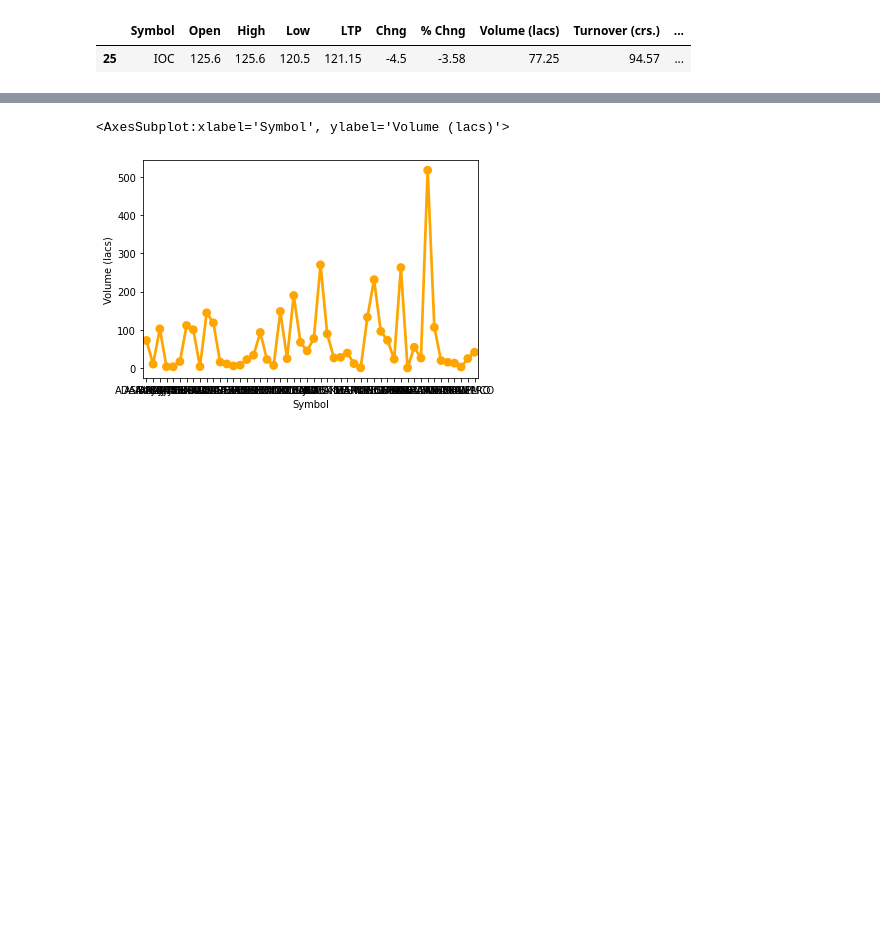
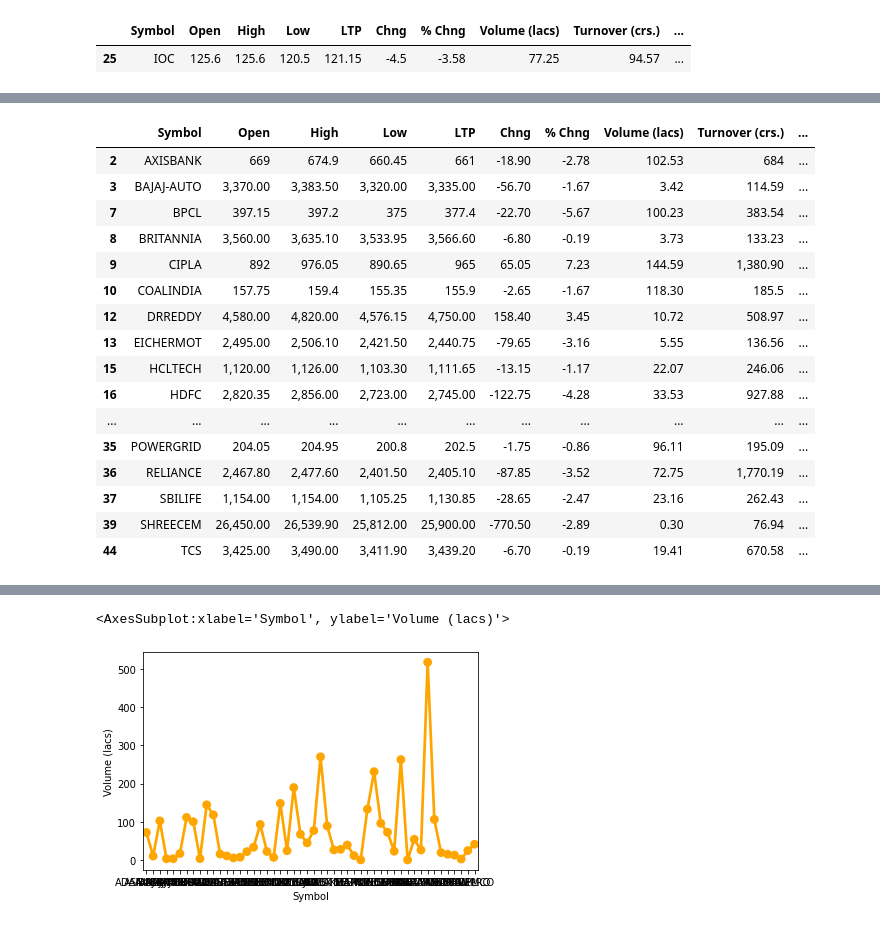
Before and after one commit to chandanabrdwj/100DaysOfML, a Jupyter notebook: nifty-50-stocks.ipynb, the cells around one changed output, grey strips where cells are left out. Saved outputs shown, nothing was run; the diff lists cells and outputs as text; code cells hidden in the pictures; blank space fills up the shorter version.

```diff
--- a/nifty-50-stocks.ipynb
+++ b/nifty-50-stocks.ipynb
@@ -113 +118,24 @@ df[df['% Chng'] > df['365 d % chng'].min()]
+# %%
+# Looking at the distribution of the data w.r.t percentage change and selecting rows where the 365 day percentage change is
+# lower than the average 365 day percentage change
+
+df[df['365 d % chng'] <= df['365 d % chng'].mean()]
+# %% [output]
+|  | Symbol | Open | High | Low | LTP | Chng | % Chng | Volume (lacs) | Turnover (crs.) | ... |
+| 2 | AXISBANK | 669 | 674.9 | 660.45 | 661 | -18.90 | -2.78 | 102.53 | 684 | ... |
+| 3 | BAJAJ-AUTO | 3,370.00 | 3,383.50 | 3,320.00 | 3,335.00 | -56.70 | -1.67 | 3.42 | 114.59 | ... |
+| 7 | BPCL | 397.15 | 397.2 | 375 | 377.4 | -22.70 | -5.67 | 100.23 | 383.54 | ... |
+| 8 | BRITANNIA | 3,560.00 | 3,635.10 | 3,533.95 | 3,566.60 | -6.80 | -0.19 | 3.73 | 133.23 | ... |
+| 9 | CIPLA | 892 | 976.05 | 890.65 | 965 | 65.05 | 7.23 | 144.59 | 1,380.90 | ... |
+| 10 | COALINDIA | 157.75 | 159.4 | 155.35 | 155.9 | -2.65 | -1.67 | 118.30 | 185.5 | ... |
+| 12 | DRREDDY | 4,580.00 | 4,820.00 | 4,576.15 | 4,750.00 | 158.40 | 3.45 | 10.72 | 508.97 | ... |
+| 13 | EICHERMOT | 2,495.00 | 2,506.10 | 2,421.50 | 2,440.75 | -79.65 | -3.16 | 5.55 | 136.56 | ... |
+| 15 | HCLTECH | 1,120.00 | 1,126.00 | 1,103.30 | 1,111.65 | -13.15 | -1.17 | 22.07 | 246.06 | ... |
+| 16 | HDFC | 2,820.35 | 2,856.00 | 2,723.00 | 2,745.00 | -122.75 | -4.28 | 33.53 | 927.88 | ... |
+| ... | ... | ... | ... | ... | ... | ... | ... | ... | ... | ... |
+| 35 | POWERGRID | 204.05 | 204.95 | 200.8 | 202.5 | -1.75 | -0.86 | 96.11 | 195.09 | ... |
+| 36 | RELIANCE | 2,467.80 | 2,477.60 | 2,401.50 | 2,405.10 | -87.85 | -3.52 | 72.75 | 1,770.19 | ... |
+| 37 | SBILIFE | 1,154.00 | 1,154.00 | 1,105.25 | 1,130.85 | -28.65 | -2.47 | 23.16 | 262.43 | ... |
+| 39 | SHREECEM | 26,450.00 | 26,539.90 | 25,812.00 | 25,900.00 | -770.50 | -2.89 | 0.30 | 76.94 | ... |
+| 44 | TCS | 3,425.00 | 3,490.00 | 3,411.90 | 3,439.20 | -6.70 | -0.19 | 19.41 | 670.58 | ... |
 # %%
```
Also changed, not shown: parts of 27 cells of this notebook.
